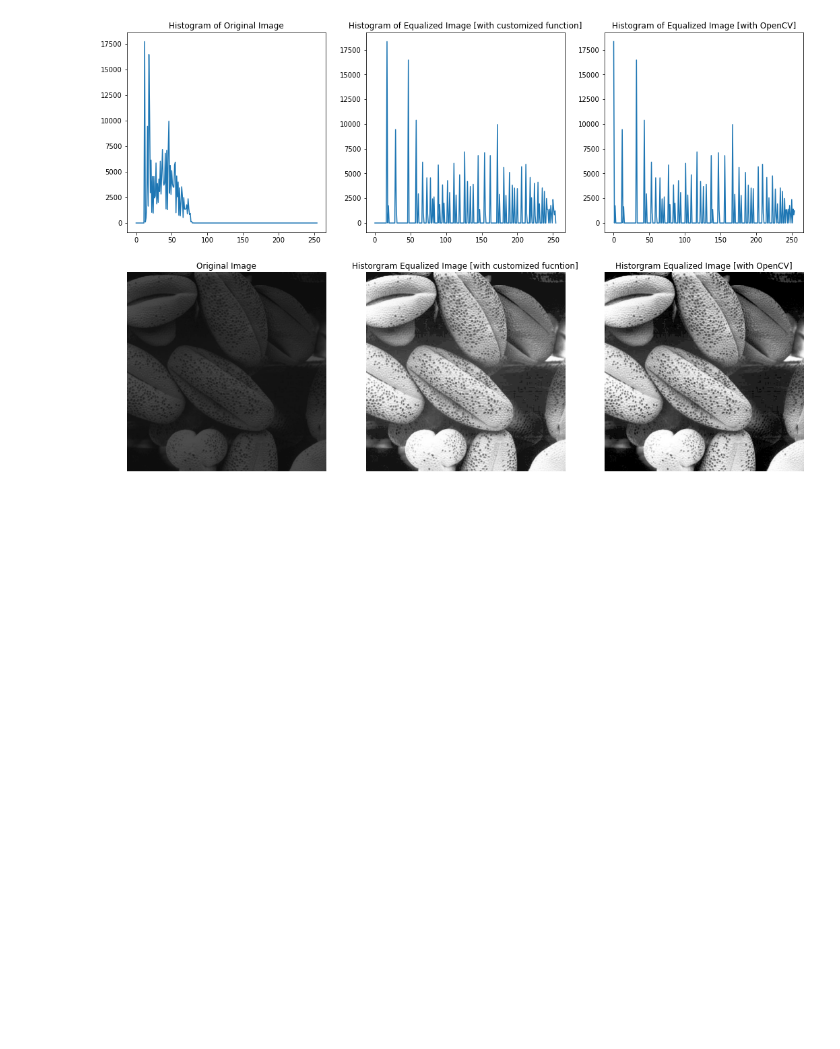
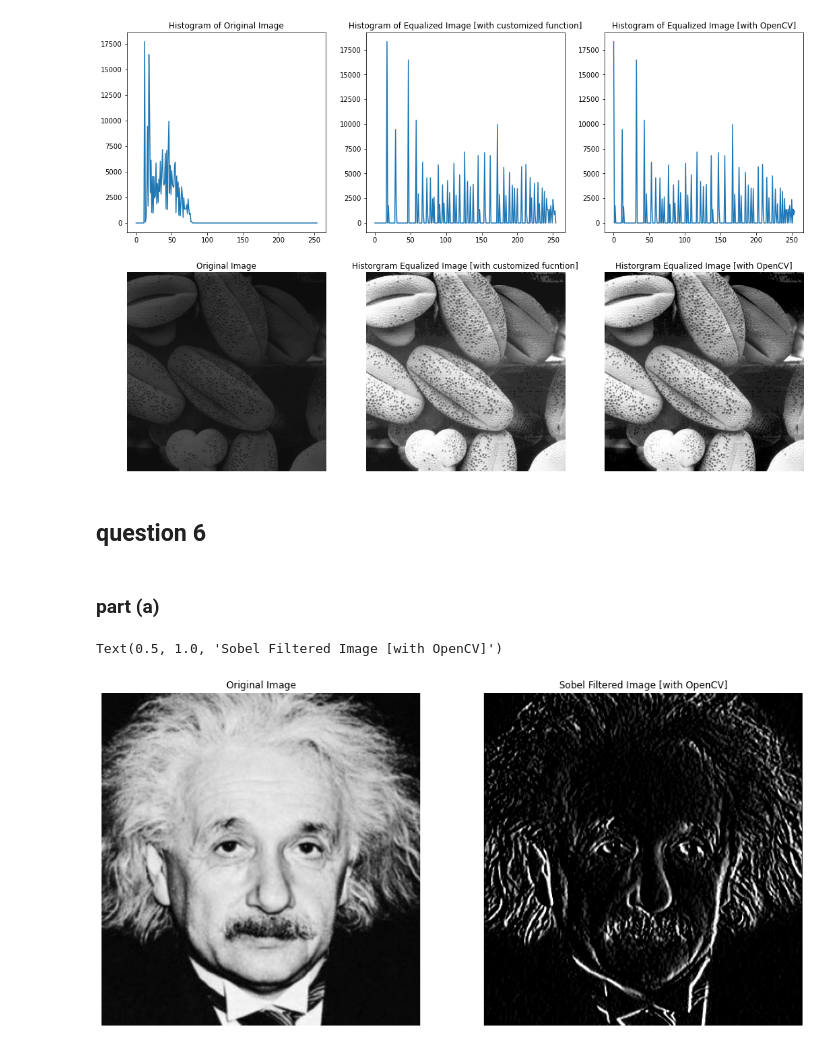
Before and after one commit to rajapaksha-rmpap/en2550_assignment_1, a Jupyter notebook: assignment 1.ipynb, the cells around one changed output. Saved outputs shown, nothing was run; the diff lists cells and outputs as text; code cells hidden in the pictures; blank space fills up the shorter version.

Commit message:
question 6

```diff
--- a/assignment 1.ipynb
+++ b/assignment 1.ipynb
@@ -156,3 +156,24 @@ ax[1,2].axis('off')
 # %% [output]
 (-0.5, 499.5, 499.5, -0.5)
 [figure]
+# %% [markdown]
+## question 6
+# %% [markdown]
+### part (a)
+# %%
+# opening the image
+im = cv.imread("einstein.png", cv.IMREAD_GRAYSCALE)
+
+# applying the veritcal sobel filter with OpenCV function "filter2D"
+sobel_vert = np.array([[1, 0, -1], [2, 0, -2], [1, 0, -1]], dtype = np.float32)
+filtered_im = cv.filter2D(im, -1, sobel_vert)
+
+# visulaizing the images
+fig, ax = plt.subplots(1, 2, figsize = (16, 8))
+ax[0].imshow(im, cmap = 'gray')
+ax[0].axis('off'); ax[0].set_title("Original Image")
+ax[1].imshow(filtered_im, cmap = 'gray')
+ax[1].axis('off'); ax[1].set_title("Sobel Filtered Image [with OpenCV]")
+# %% [output]
+Text(0.5, 1.0, 'Sobel Filtered Image [with OpenCV]')
+[figure, added]
```
Also changed, not shown: parts of 9 cells of this notebook, 1 other file.
